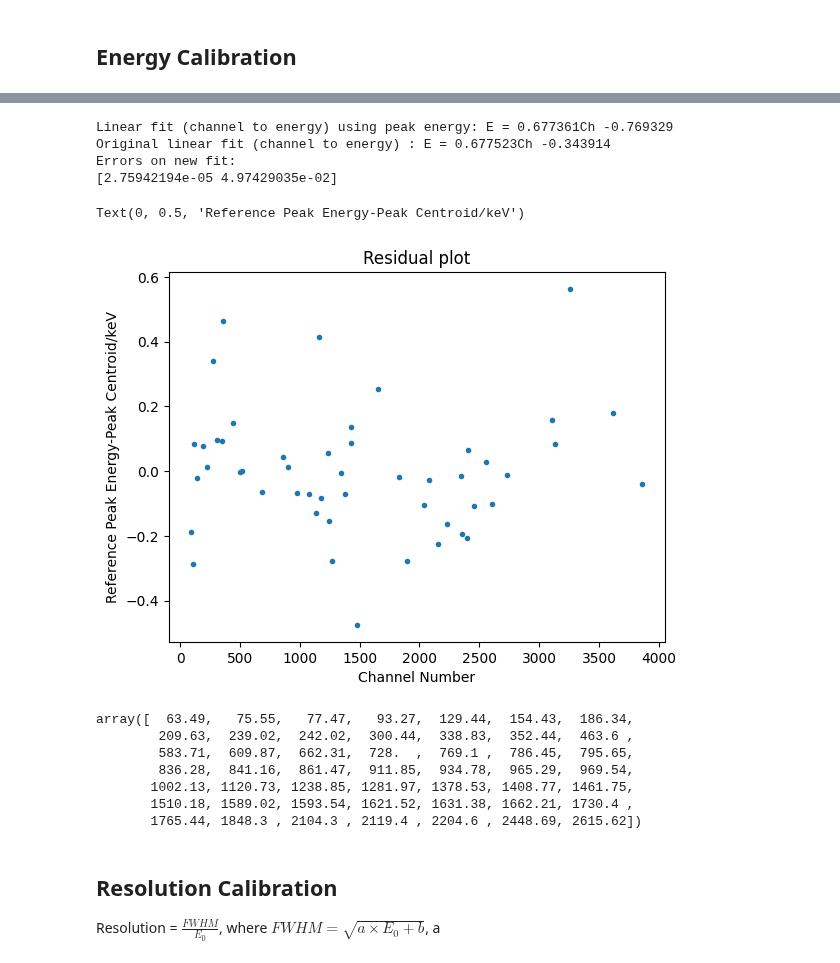
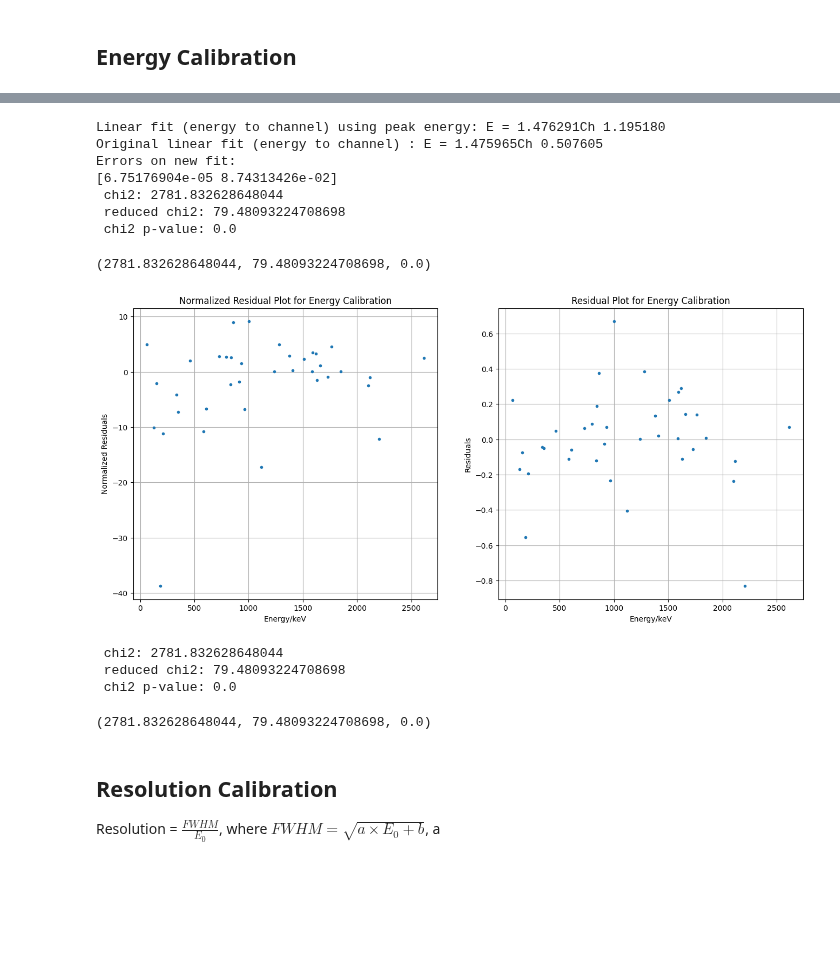
Before and after one commit to ngcnpeter/HPGe_lab_y3, a Jupyter notebook: spectal_analysis.ipynb, the cells around one changed output, grey strips where cells are left out. Cells and saved outputs as stored; diff of their text form; code cells hidden in the pictures; blank space fills up the shorter version.

```diff
--- a/spectal_analysis.ipynb
+++ b/spectal_analysis.ipynb
@@ -133,32 +94,39 @@ df1
 # %%
-print(f'Linear fit (channel to energy) using peak energy: E = {popt_peak[0]:.6f}Ch {popt_peak[1]:.6f}')
-print(f'Original linear fit (channel to energy) : E = {grad:.6f}Ch {interc:.6f}' )
+print(f'Linear fit (energy to channel) using peak energy: E = {popt_peak[0]:.6f}Ch {popt_peak[1]:.6f}')
+print(f'Original linear fit (energy to channel) : E = {1/grad:.6f}Ch {-interc/grad:.6f}' )
 print('Errors on new fit:')
 print(perr_peak)
+chi2_prob(peak_fit(x),y,y_err,len(x)-2)
 # %% [output]
-Linear fit (channel to energy) using peak energy: E = 0.677361Ch -0.769329
-Original linear fit (channel to energy) : E = 0.677523Ch -0.343914
+Linear fit (energy to channel) using peak energy: E = 1.476291Ch 1.195180
+Original linear fit (energy to channel) : E = 1.475965Ch 0.507605
 Errors on new fit:
-[2.75942194e-05 4.97429035e-02]
+[6.75176904e-05 8.74313426e-02]
+ chi2: 2781.832628648044
+ reduced chi2: 79.48093224708698
+ chi2 p-value: 0.0
+(2781.832628648044, 79.48093224708698, 0.0)
-# %%
-plt.figure()
-plt.title('Residual plot')
-plt.plot(x,(y-peak_fit(x)),'.')
-plt.xlabel('Channel Number')
-plt.ylabel('Reference Peak Energy-Peak Centroid/keV')
-# %% [output]
-Text(0, 0.5, 'Reference Peak Energy-Peak Centroid/keV')
-[figure, removed]
+# %%
+fig,ax = plt.subplots(1,2,figsize = (16,7))
+ax[0].set_title('Normalized Residual Plot for Energy Calibration')
+ax[0].plot(x,(y-peak_fit(x))/y_err,'.')
+ax[0].set_xlabel('Energy/keV')
+ax[0].set_ylabel('Normalized Residuals')
+ax[0].grid()
+ax[1].set_title('Residual Plot for Energy Calibration')
+ax[1].plot(x,(y-peak_fit(x)),'.')
+ax[1].set_xlabel('Energy/keV')
+ax[1].set_ylabel('Residuals')
+ax[1].grid()
+# %% [output]
+[figure, added]
 # %%
-chi2_prob(y,peak_fit(x),4)
+chi2_prob(y,peak_fit(x),y_err,len(x)-2)
 # %% [output]
-array([  63.49,   75.55,   77.47,   93.27,  129.44,  154.43,  186.34,
-        209.63,  239.02,  242.02,  300.44,  338.83,  352.44,  463.6 ,
-        583.71,  609.87,  662.31,  728.  ,  769.1 ,  786.45,  795.65,
-        836.28,  841.16,  861.47,  911.85,  934.78,  965.29,  969.54,
-       1002.13, 1120.73, 1238.85, 1281.97, 1378.53, 1408.77, 1461.75,
-       1510.18, 1589.02, 1593.54, 1621.52, 1631.38, 1662.21, 1730.4 ,
-       1765.44, 1848.3 , 2104.3 , 2119.4 , 2204.6 , 2448.69, 2615.62])
+ chi2: 2781.832628648044
+ reduced chi2: 79.48093224708698
+ chi2 p-value: 0.0
+(2781.832628648044, 79.48093224708698, 0.0)
 # %% [markdown]
 ## Resolution Calibration
 
```
Also changed, not shown: parts of 16 cells of this notebook, 1 other file.
